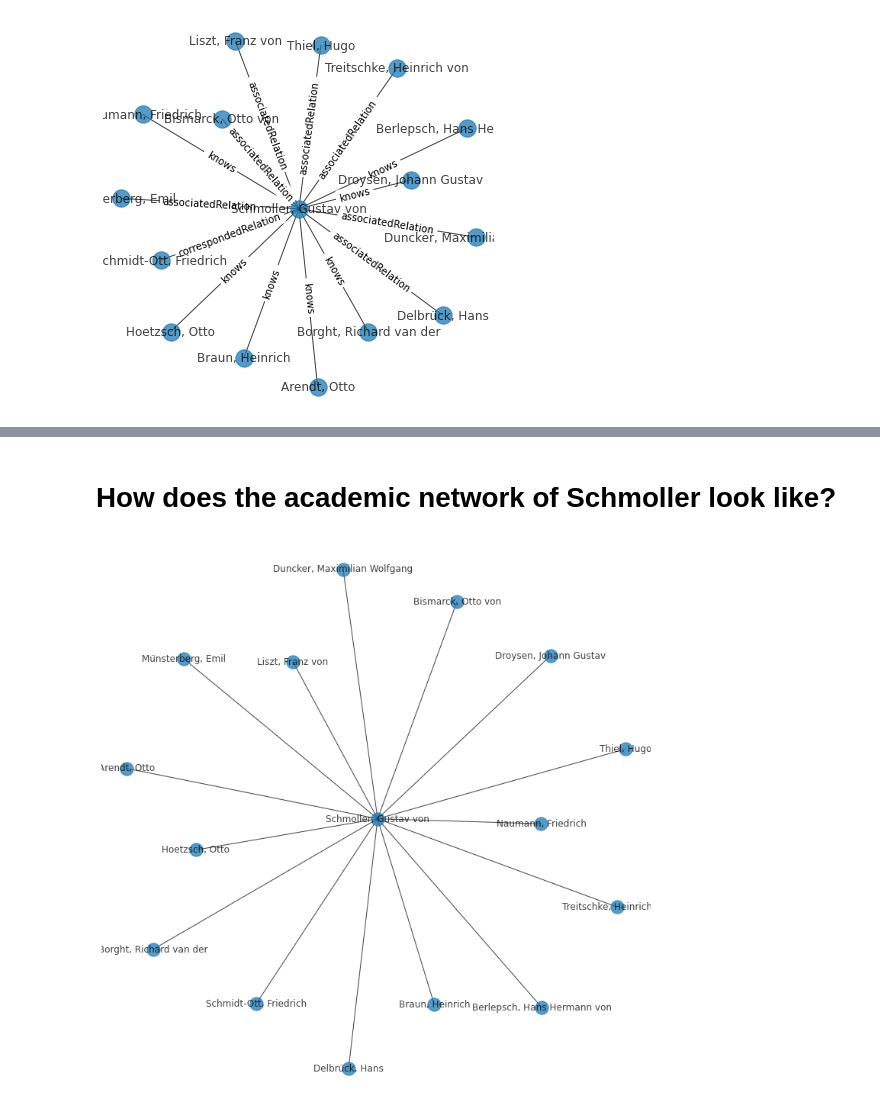
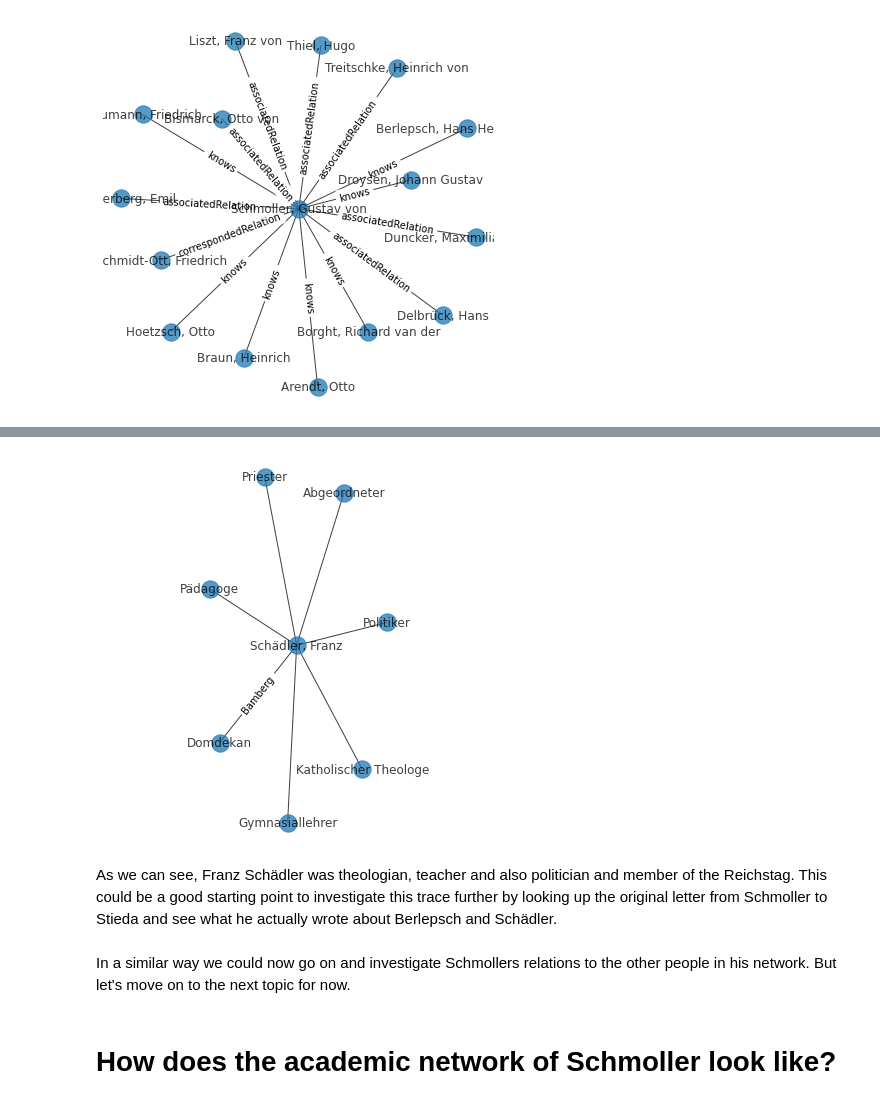
Before and after one commit to sonar-idh/jupyter-curriculum, a Jupyter notebook: notebooks/Notebook 5 - History of Economics.ipynb, the cells around one changed output, grey strips where cells are left out. Saved outputs shown, nothing was run; the diff lists cells and outputs as text; code cells hidden in the pictures.

```diff
--- a/notebooks/Notebook 5 - History of Economics.ipynb
+++ b/notebooks/Notebook 5 - History of Economics.ipynb
@@ -397,11 +448,34 @@ plt.show()
+# %%
+query = """
+MATCH (n:PerName {Id: "(DE-588)134102126"})-[rel:RelationToTopicTerm]-(t:TopicTerm)
+RETURN *
+"""
+
+driver = GraphDatabase.driver(uri, auth=(user, password))
+
+schaedler_graph = to_nx_graph(neo4j_driver = driver,
+                query = query)
+# %%
+pos = nx.spring_layout(schaedler_graph,  seed = 42)
+plt.rcParams['figure.figsize'] = [7, 7]
+plt.margins(x=0.6)
+#plt.figure()
+
+node_labels_names = nx.get_node_attributes(schaedler_graph, "Name")
+node_labels_titles = nx.get_node_attributes(schaedler_graph, "Title")
+node_labels = {**node_labels_names, **node_labels_titles}
+
+edge_labels = nx.get_edge_attributes(schaedler_graph, "TypeAddInfo")
+
+nx.draw(schaedler_graph, pos = pos, labels = node_labels, alpha = 0.75)
+nx.draw_networkx_edge_labels(schaedler_graph,pos,edge_labels=edge_labels, label_pos=0.5)
+
+plt.show()
+# %% [output]
+[figure, added]
+# %% [markdown]
+As we can see, Franz Schädler was theologian, teacher and also politician and member of the Reichstag. This could be a good starting point to investigate this trace further by looking up the original letter from Schmoller to Stieda and see what he actually wrote about Berlepsch and Schädler.
+# %% [markdown]
+In a similar way we could now go on and investigate Schmollers relations to the other people in his network. But let's move on to the next topic for now.
 # %% [markdown]
 # How does the academic network of Schmoller look like?
-# %%
-import matplotlib.pyplot as plt
-
-plt.rcParams['figure.figsize'] = [10, 10]
-labels = nx.get_node_attributes(G, "Name")
-
-nx.draw(G, labels = labels, alpha = 0.75)
-# %% [output]
-[figure, removed]
```
Also changed, not shown: parts of 46 cells of this notebook, 1 other file.
